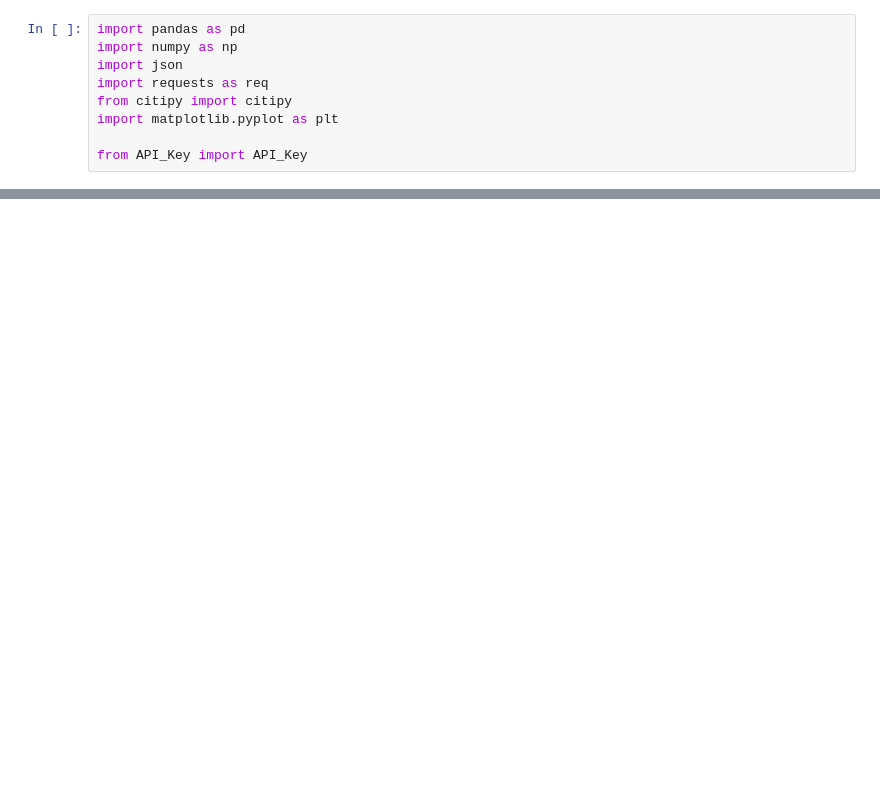
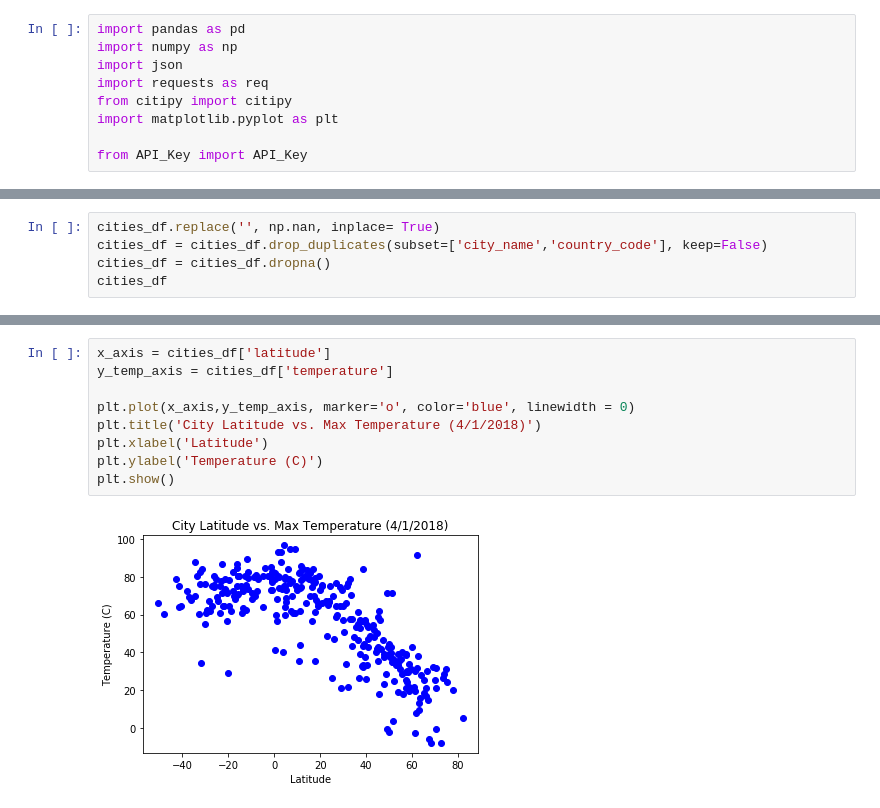
Before and after one commit to ENGRMike/OpenWeatherAPI, a Jupyter notebook: WeatherPy.ipynb, the cells around one changed output, grey strips where cells are left out. Saved outputs shown, nothing was run; the diff lists cells and outputs as text; blank space fills up the shorter version.

```diff
--- a/WeatherPy.ipynb
+++ b/WeatherPy.ipynb
@@ -100,0 +83,5 @@ cities_df
+# %%
+cities_df.replace('', np.nan, inplace= True)
+cities_df = cities_df.drop_duplicates(subset=['city_name','country_code'], keep=False)
+cities_df = cities_df.dropna()
+cities_df
@@ -100,0 +107,11 @@ cities_df
+# %%
+x_axis = cities_df['latitude']
+y_temp_axis = cities_df['temperature']
+
+plt.plot(x_axis,y_temp_axis, marker='o', color='blue', linewidth = 0)
+plt.title('City Latitude vs. Max Temperature (4/1/2018)')
+plt.xlabel('Latitude')
+plt.ylabel('Temperature (C)')
+plt.show()
+# %% [output]
+[figure, added]
```
Also changed, not shown: parts of 10 cells of this notebook.
